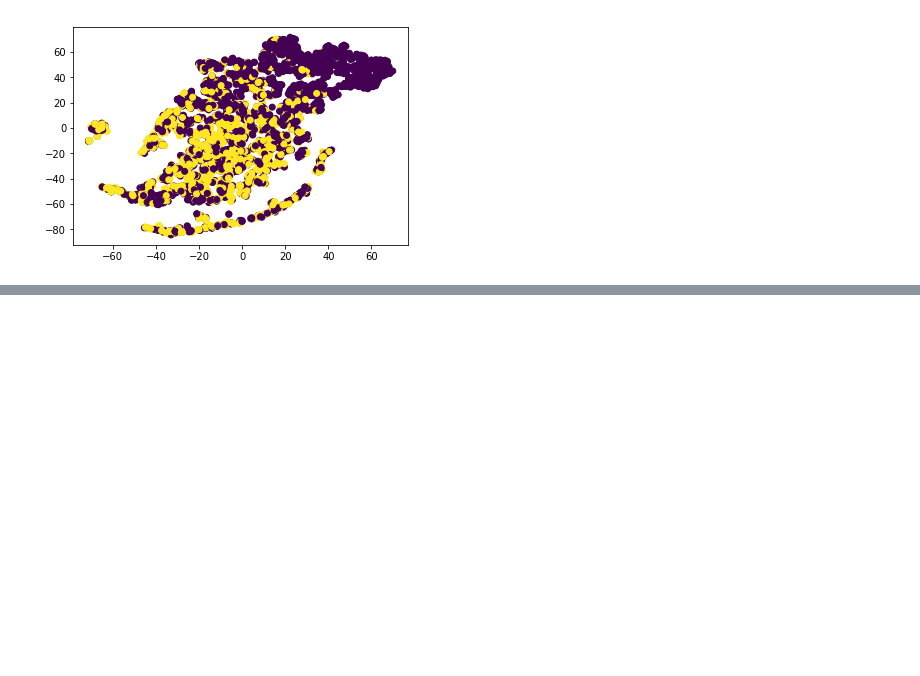
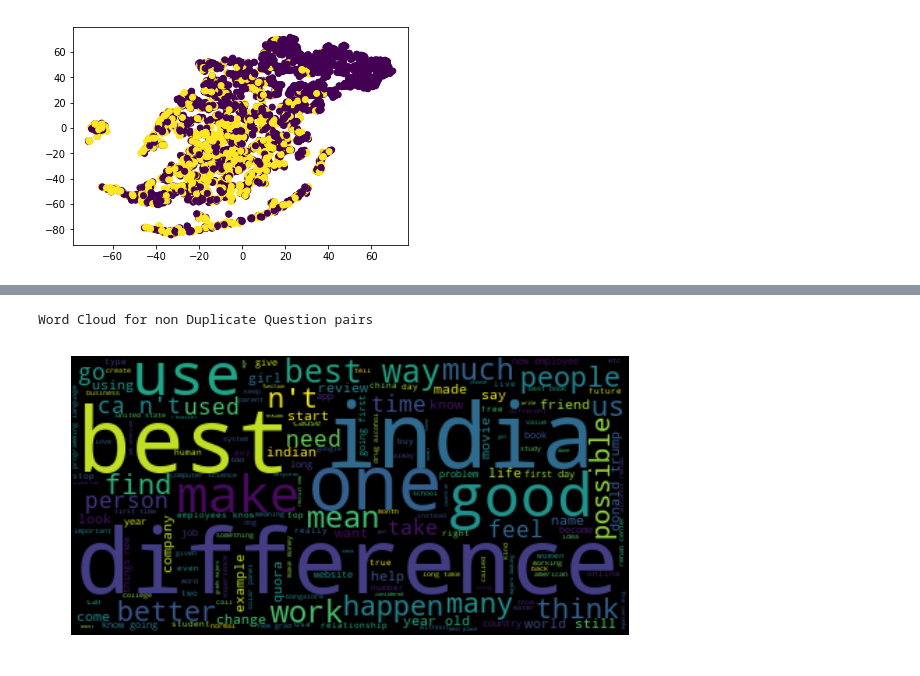
Before and after one commit to Kali-Dev/quora_question_pair, a Jupyter notebook: quora question pair similarity.ipynb, the cells around one changed output, grey strips where cells are left out. Cells and saved outputs as stored; diff of their text form; code cells hidden in the pictures; blank space fills up the shorter version.

```diff
--- a/quora question pair similarity.ipynb
+++ b/quora question pair similarity.ipynb
@@ -644,0 +627,11 @@ plt.show()
+# %%
+wc = WordCloud()
+wc.generate(non_duplicate_string)
+print ("Word Cloud for non Duplicate Question pairs")
+plt.figure(figsize = (10, 20), facecolor = None)
+plt.imshow(wc, interpolation='bilinear')
+plt.axis("off")
+plt.show()
+# %% [output]
+Word Cloud for non Duplicate Question pairs
+[figure, added]
```
Also changed, not shown: parts of 5 cells of this notebook.
